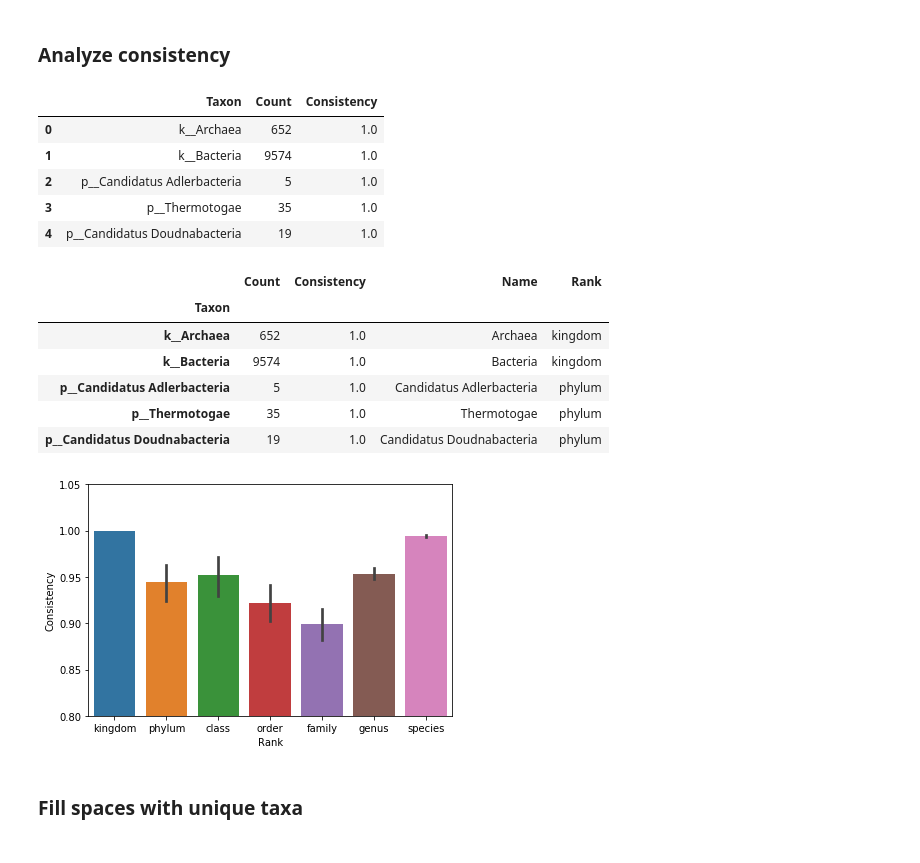
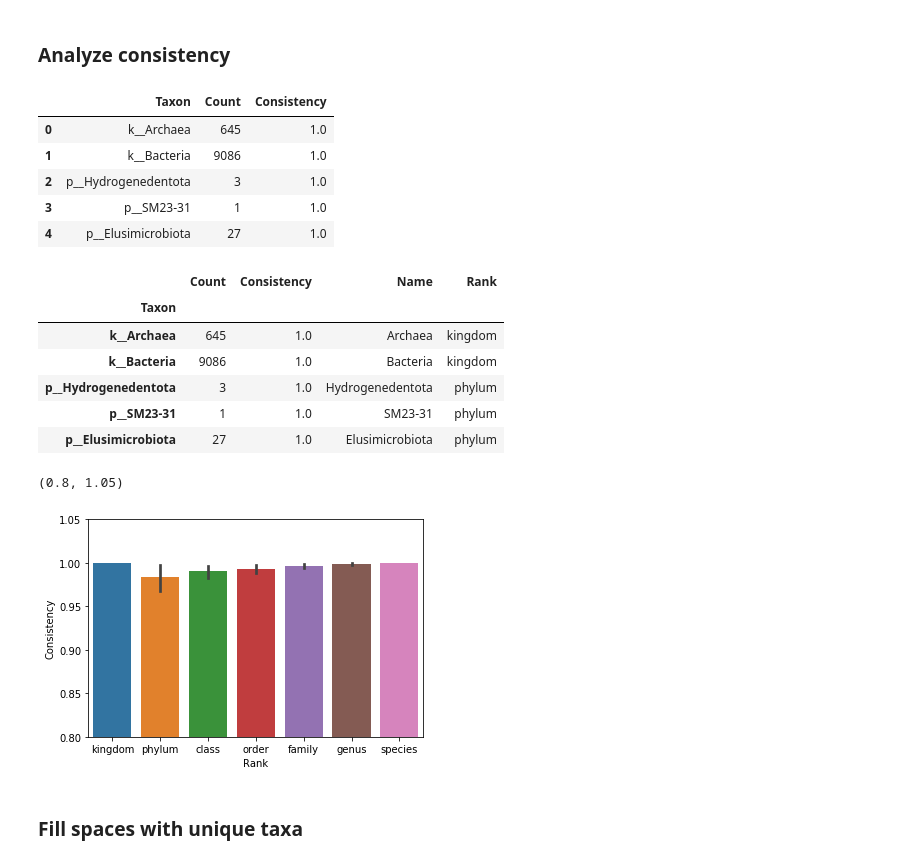
Before and after one commit to biocore/wol, a Jupyter notebook: code/notebooks/tax2tree_curation.ipynb, the cells around one changed output. Cells and saved outputs as stored; diff of their text form; code cells hidden in the pictures.

```diff
--- a/code/notebooks/tax2tree.ipynb
+++ b/code/notebooks/tax2tree_curation.ipynb
@@ -236,15 +224,15 @@ genus: 17 taxa split, max = 6 (Bacillus)
 # %% [markdown]
 ### Analyze consistency
 # %%
-dfp = pd.read_table(consist_fp)
+dfp = pd.read_csv(consist_fp, sep='\t')
 dfp.head()
 # %% [output]
 |  | Taxon | Count | Consistency |
-| 0 | k__Archaea | 652 | 1.0 |
-| 1 | k__Bacteria | 9574 | 1.0 |
-| 2 | p__Candidatus Adlerbacteria | 5 | 1.0 |
-| 3 | p__Thermotogae | 35 | 1.0 |
-| 4 | p__Candidatus Doudnabacteria | 19 | 1.0 |
+| 0 | k__Archaea | 645 | 1.0 |
+| 1 | k__Bacteria | 9086 | 1.0 |
+| 2 | p__Hydrogenedentota | 3 | 1.0 |
+| 3 | p__SM23-31 | 1 | 1.0 |
+| 4 | p__Elusimicrobiota | 27 | 1.0 |
 # %%
 dfp['Name'] = dfp['Taxon'].str.split('__').str.get(1)
 dfp['Rank'] = dfp['Taxon'].str.split('__').str.get(0).map(code2rank)
@@ -253,14 +241,15 @@ dfp.head()
 # %% [output]
 |  | Count | Consistency | Name | Rank |
 | Taxon |  |  |  |  |
-| k__Archaea | 652 | 1.0 | Archaea | kingdom |
-| k__Bacteria | 9574 | 1.0 | Bacteria | kingdom |
-| p__Candidatus Adlerbacteria | 5 | 1.0 | Candidatus Adlerbacteria | phylum |
-| p__Thermotogae | 35 | 1.0 | Thermotogae | phylum |
-| p__Candidatus Doudnabacteria | 19 | 1.0 | Candidatus Doudnabacteria | phylum |
+| k__Archaea | 645 | 1.0 | Archaea | kingdom |
+| k__Bacteria | 9086 | 1.0 | Bacteria | kingdom |
+| p__Hydrogenedentota | 3 | 1.0 | Hydrogenedentota | phylum |
+| p__SM23-31 | 1 | 1.0 | SM23-31 | phylum |
+| p__Elusimicrobiota | 27 | 1.0 | Elusimicrobiota | phylum |
 # %%
-ax = sns.barplot(x='Rank', y='Consistency', data=dfp)
+fig, ax = plt.subplots()
+sns.barplot(x='Rank', y='Consistency', data=dfp, ax=ax)
 ax.set_ylim(0.8,)
-save_sns(ax, 'consistency.pdf')
 # %% [output]
+(0.8, 1.05)
-[figure, old version]
+[figure, new version]
```
Also changed, not shown: parts of 23 cells of this notebook, 25 other files.
